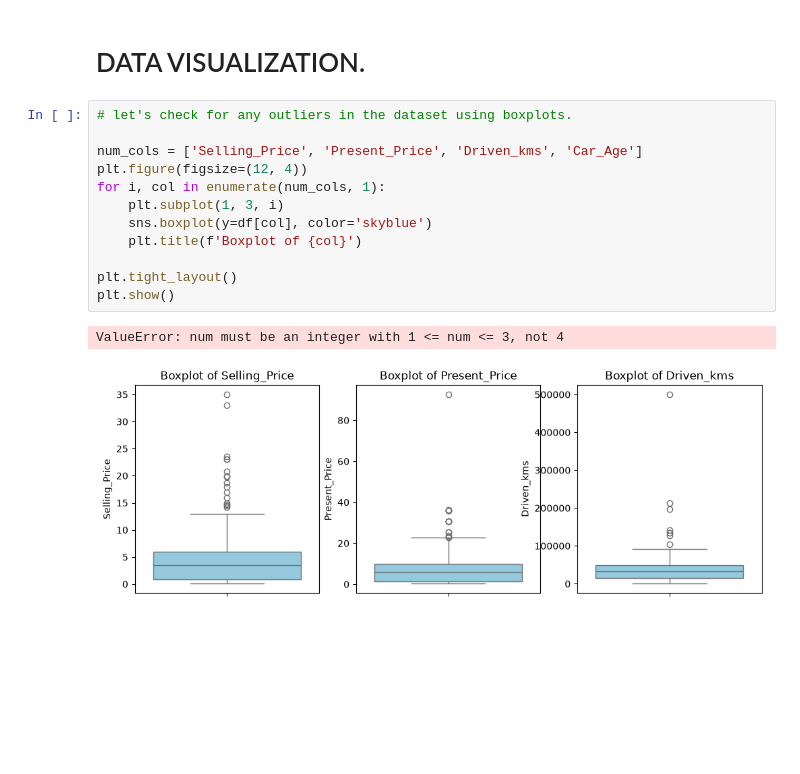
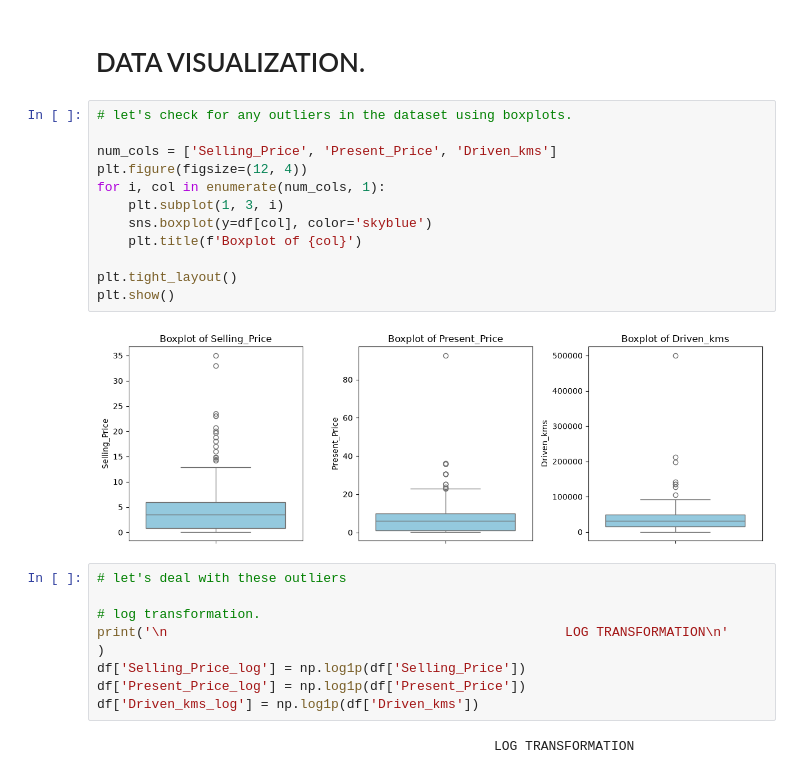
Before and after one commit to AimalSatti/Code-Alpha-internship-projects, a Jupyter notebook: car-price-prediction/car_01.ipynb, the cells around one changed output. Drawn from its saved outputs; the diff is of its cells as text; blank space fills up the shorter version.

```diff
--- a/car-price-prediction/car_01.ipynb
+++ b/car-price-prediction/car_01.ipynb
@@ -159,15 +159,24 @@ df.drop('Year', axis=1, inplace=True)
 # %%
 # let's check for any outliers in the dataset using boxplots.
 
-num_cols = ['Selling_Price', 'Present_Price', 'Driven_kms', 'Car_Age']
+num_cols = ['Selling_Price', 'Present_Price', 'Driven_kms']
 plt.figure(figsize=(12, 4))
 for i, col in enumerate(num_cols, 1):
     plt.subplot(1, 3, i)
     sns.boxplot(y=df[col], color='skyblue')
     plt.title(f'Boxplot of {col}')
 
 plt.tight_layout()
 plt.show()
 # %% [output]
-ValueError: num must be an integer with 1 <= num <= 3, not 4
-[figure, old version]
+[figure, new version]
+# %%
+# let's deal with these outliers
+
+# log transformation.
+print('\n                                                   LOG TRANSFORMATION\n'                               )
+df['Selling_Price_log'] = np.log1p(df['Selling_Price'])
+df['Present_Price_log'] = np.log1p(df['Present_Price'])
+df['Driven_kms_log'] = np.log1p(df['Driven_kms'])
+# %% [output]
+                                                   LOG TRANSFORMATION
```
Also changed, not shown: parts of 14 cells of this notebook, 1 other file.
